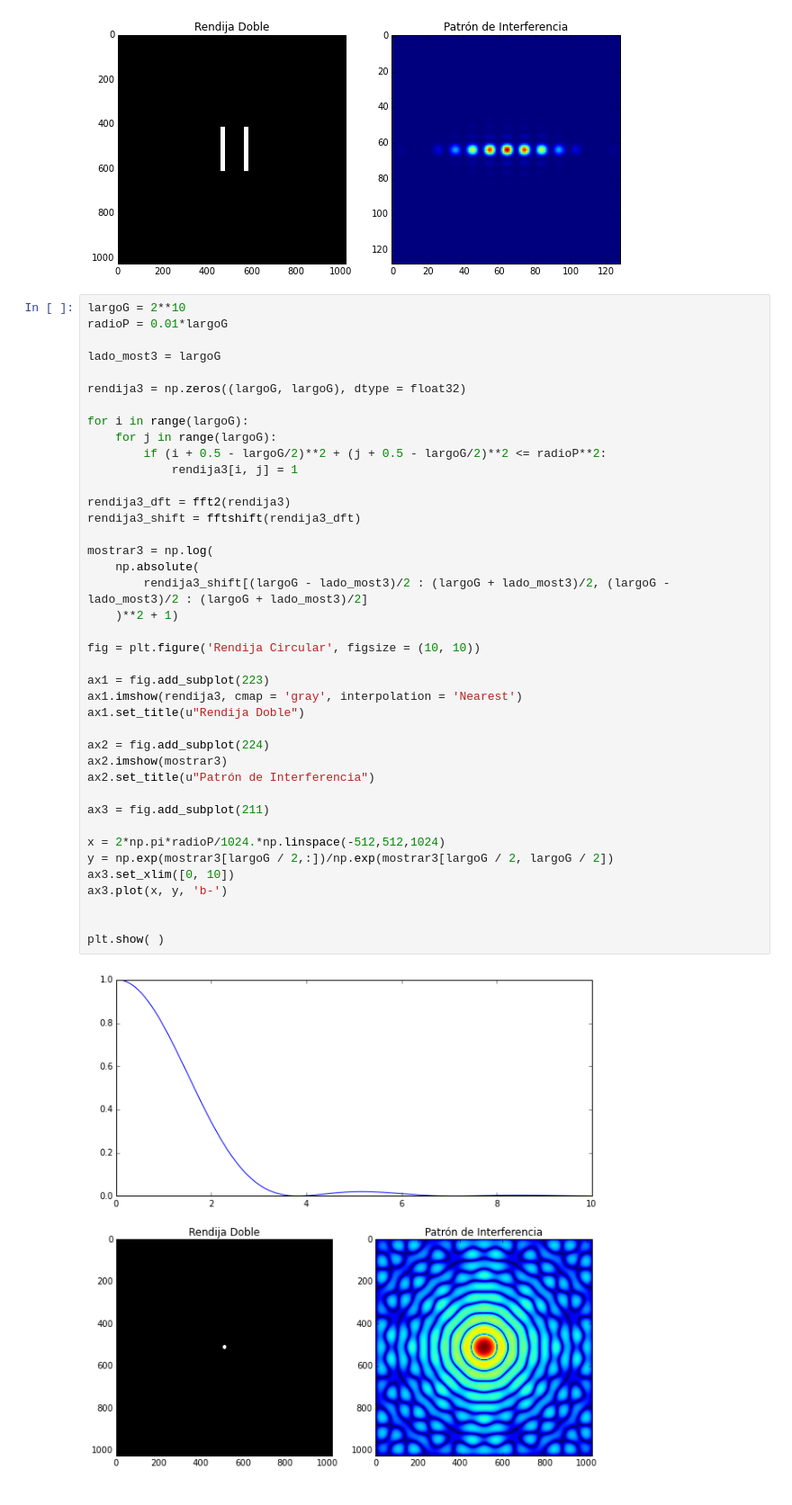
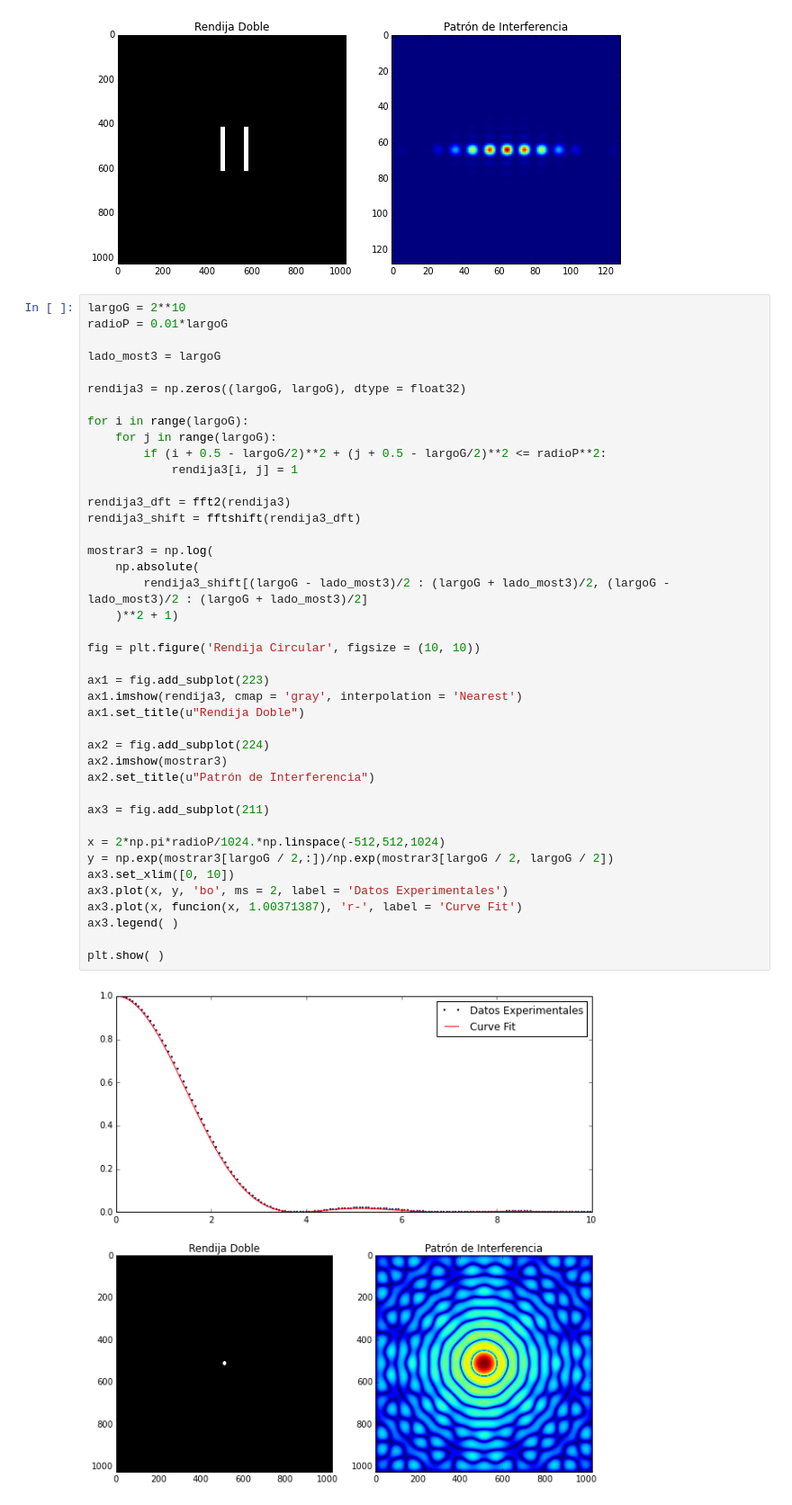
Before and after one commit to Cohnan/CompMathPhysics, a Jupyter notebook: Tareas/HW4/HW4.ipynb, the cells around one changed output. Shown at 90% size. Saved outputs shown, nothing was run; the diff lists cells and outputs as text.

```diff
--- a/Tareas/HW4/HW4.ipynb
+++ b/Tareas/HW4/HW4.ipynb
@@ -86,33 +88,34 @@ for i in range(largoG):
     for j in range(largoG):
         if (i + 0.5 - largoG/2)**2 + (j + 0.5 - largoG/2)**2 <= radioP**2:
             rendija3[i, j] = 1
 
 rendija3_dft = fft2(rendija3)
 rendija3_shift = fftshift(rendija3_dft)
 
 mostrar3 = np.log(
     np.absolute(
         rendija3_shift[(largoG - lado_most3)/2 : (largoG + lado_most3)/2, (largoG - lado_most3)/2 : (largoG + lado_most3)/2]
     )**2 + 1)
 
 fig = plt.figure('Rendija Circular', figsize = (10, 10))
 
 ax1 = fig.add_subplot(223)
 ax1.imshow(rendija3, cmap = 'gray', interpolation = 'Nearest')
 ax1.set_title(u"Rendija Doble")
 
 ax2 = fig.add_subplot(224)
 ax2.imshow(mostrar3)
 ax2.set_title(u"Patrón de Interferencia")
 
 ax3 = fig.add_subplot(211)
 
 x = 2*np.pi*radioP/1024.*np.linspace(-512,512,1024)
 y = np.exp(mostrar3[largoG / 2,:])/np.exp(mostrar3[largoG / 2, largoG / 2])
 ax3.set_xlim([0, 10])
-ax3.plot(x, y, 'b-')
-
+ax3.plot(x, y, 'bo', ms = 2, label = 'Datos Experimentales')
+ax3.plot(x, funcion(x, 1.00371387), 'r-', label = 'Curve Fit')
+ax3.legend( )
 
 plt.show( )
 # %% [output]
-[figure, old version]
+[figure, new version]
```
Also changed, not shown: parts of 4 cells of this notebook.
